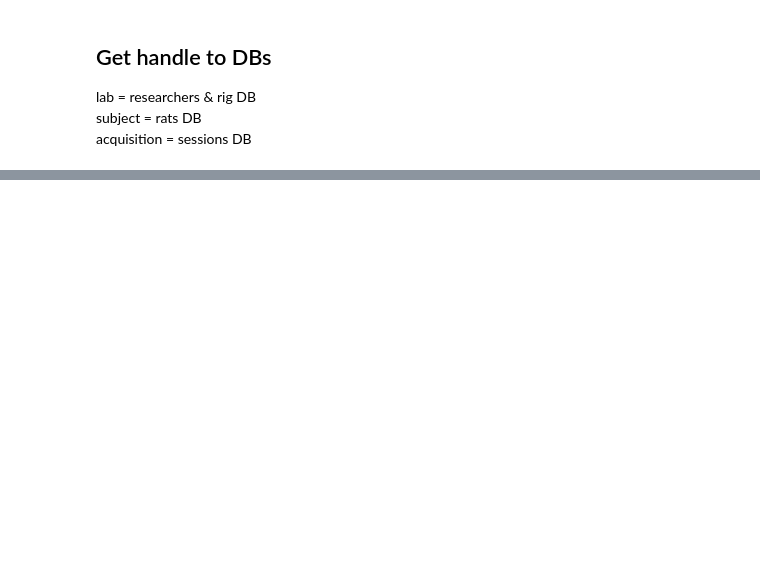
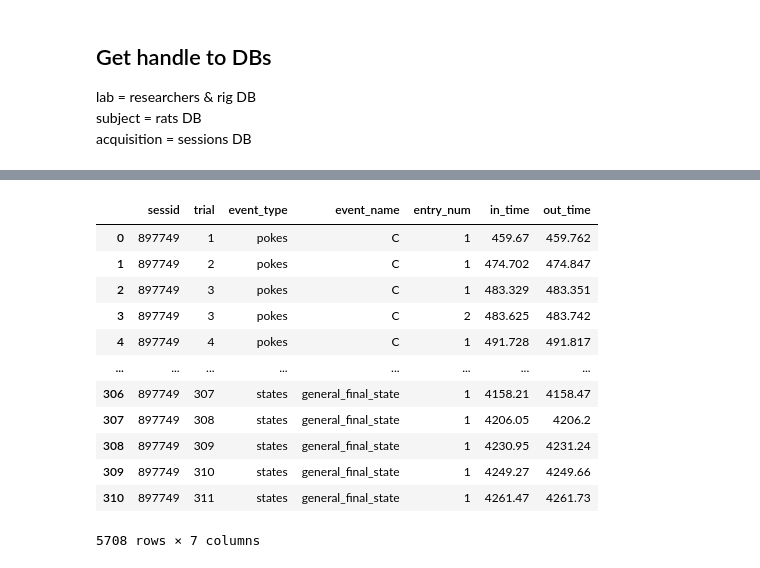
Before and after one commit to kabilar/bl_pipeline_python, a Jupyter notebook: notebooks/tutorials/Read_blob_Sessions.ipynb, the cells around one changed output, grey strips where cells are left out. Drawn from its saved outputs; the diff is of its cells as text; code cells hidden in the pictures; blank space fills up the shorter version.

```diff
--- a/notebooks/tutorials/Read_blob_Sessions.ipynb
+++ b/notebooks/tutorials/Read_blob_Sessions.ipynb
@@ -82,0 +84,59 @@ df_peh
+# %%
+df_event_columns =['sessid', 'trial',	'event_type', 'event_name', 'entry_num', 'in_time', 'out_time']
+df_event = pd.DataFrame(columns=df_event_columns)
+
+for column in df_peh.columns:
+    if isinstance(df_peh.loc[0, column], np.ndarray):
+        # Get event column
+        this_col_df = df_peh[column].to_frame()
+        this_col_df['size'] = this_col_df[column].apply(lambda x: x.size)
+        # Only keep not empty events
+        this_col_df = this_col_df.loc[this_col_df['size'] > 0, :]
+
+        if this_col_df.shape[0] > 0:
+        # Unnest events in separate rows
+            this_col_df = this_col_df.explode(column).explode(column)
+
+            # Get even rows as in time events
+            this_row_event_df = this_col_df.iloc[::2]
+            this_row_event_df = this_row_event_df.reset_index()
+            this_row_event_df = this_row_event_df.rename(columns={column: "in_time", "index": "trial"})
+            # Get odd rows as out time events
+            out_time_events = this_col_df.iloc[1::2]
+            out_time_events = out_time_events.reset_index(drop=True)
+            out_time_events = out_time_events.rename(columns={column: "out_time"})
+            # Get out time column to event dataframe
+            this_row_event_df['out_time'] = out_time_events['out_time']
+
+            # Get entry num per trial
+            this_row_event_df['entry_num'] = this_row_event_df.groupby('trial').cumcount(ascending=True)
+
+            this_row_event_df['trial'] = this_row_event_df['trial'] + 1
+            this_row_event_df['entry_num'] = this_row_event_df['entry_num'] + 1
+
+            this_row_event_df['sessid'] = session_key['sessid']
+
+            this_row_event_df['event_type'] = column.split(sep='__')[0]
+            this_row_event_df['event_name'] = column.split(sep='__')[1]
+            this_row_event_df = this_row_event_df[df_event_columns]
+
+            df_event = pd.concat([df_event, this_row_event_df])
+
+df_event = df_event.reset_index(drop=True)
+df_event.to_csv('test_events.csv')
+# %%
+df_event
+# %% [output]
+|  | sessid | trial | event_type | event_name | entry_num | in_time | out_time |
+| 0 | 897749 | 1 | pokes | C | 1 | 459.67 | 459.762 |
+| 1 | 897749 | 2 | pokes | C | 1 | 474.702 | 474.847 |
+| 2 | 897749 | 3 | pokes | C | 1 | 483.329 | 483.351 |
+| 3 | 897749 | 3 | pokes | C | 2 | 483.625 | 483.742 |
+| 4 | 897749 | 4 | pokes | C | 1 | 491.728 | 491.817 |
+| ... | ... | ... | ... | ... | ... | ... | ... |
+| 306 | 897749 | 307 | states | general_final_state | 1 | 4158.21 | 4158.47 |
+| 307 | 897749 | 308 | states | general_final_state | 1 | 4206.05 | 4206.2 |
+| 308 | 897749 | 309 | states | general_final_state | 1 | 4230.95 | 4231.24 |
+| 309 | 897749 | 310 | states | general_final_state | 1 | 4249.27 | 4249.66 |
+| 310 | 897749 | 311 | states | general_final_state | 1 | 4261.47 | 4261.73 |
+5708 rows × 7 columns
```
Also changed, not shown: parts of 20 cells of this notebook, 18 other files.
